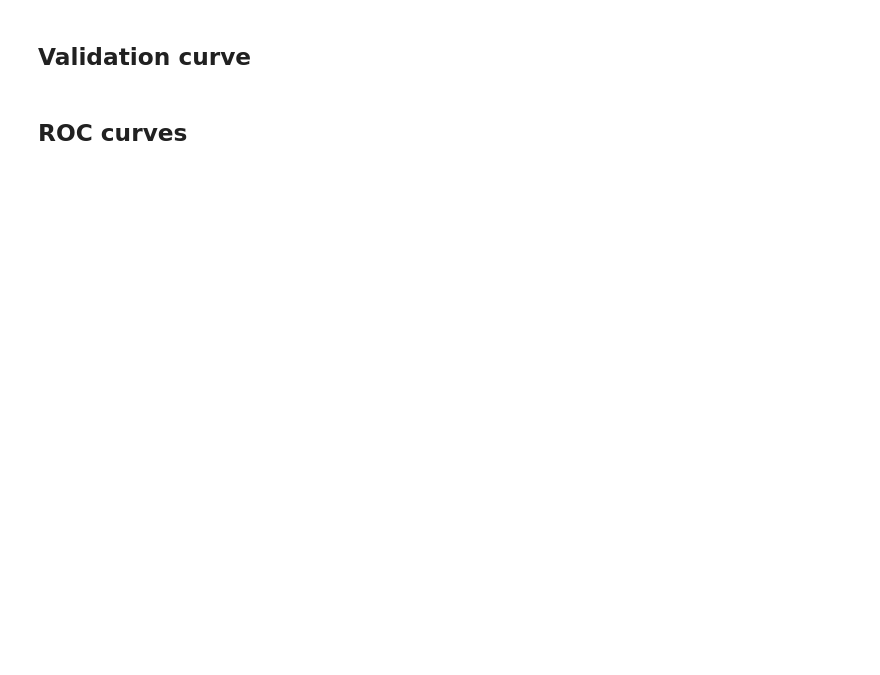
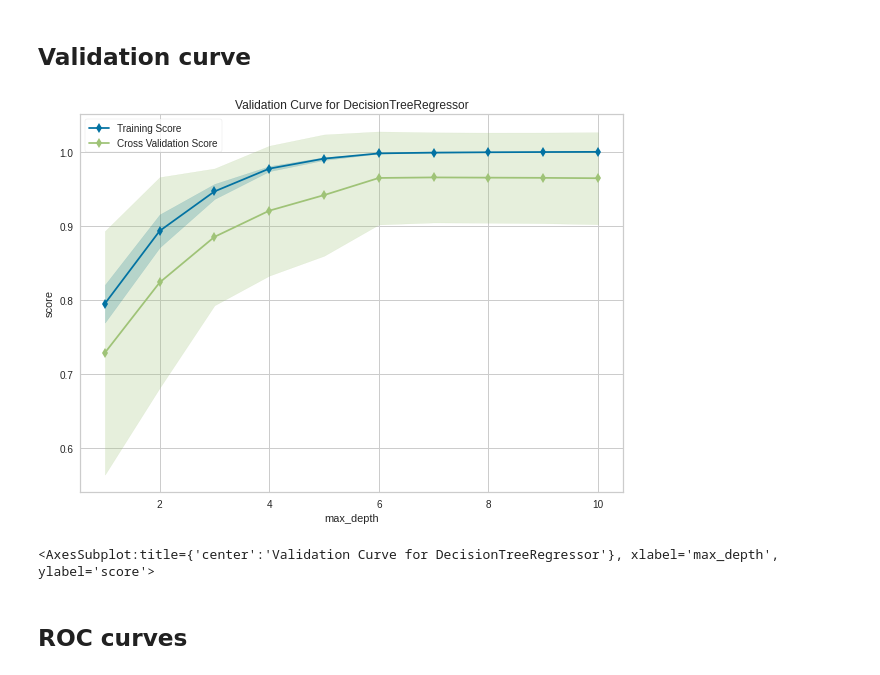
Before and after one commit to alessandro1802/ml-visualizations, a Jupyter notebook: notebook.ipynb, the cells around one changed output. Saved outputs shown, nothing was run; the diff lists cells and outputs as text; code cells hidden in the pictures; blank space fills up the shorter version.

```diff
--- a/notebook.ipynb
+++ b/notebook.ipynb
@@ -169,22 +180,26 @@ visualizer.show()
 # %% [markdown]
 ## Validation curve
 # %%
-# Load the dataset and import the model
+# Load the dataset and initialize the model
 import yellowbrick.datasets
 import sklearn.tree
 X, y = yellowbrick.datasets.load_energy()
+model = sklearn.tree.DecisionTreeRegressor()
 
 import yellowbrick.model_selection
 import numpy as np
 
 visualizer = yellowbrick.model_selection.ValidationCurve(
-    sklearn.tree.DecisionTreeRegressor(),
+    model,
     param_name ="max_depth",
     param_range = np.arange(1, 11),
     scoring = "r2",
     size = (700, 500))
 visualizer.fit(X, y)
 visualizer.show()
+# %% [output]
+[figure, added]
+<AxesSubplot:title={'center':'Validation Curve for DecisionTreeRegressor'}, xlabel='max_depth', ylabel='score'>
 # %% [markdown]
 ## ROC curves
 # %%
```
Also changed, not shown: parts of 10 cells of this notebook.
